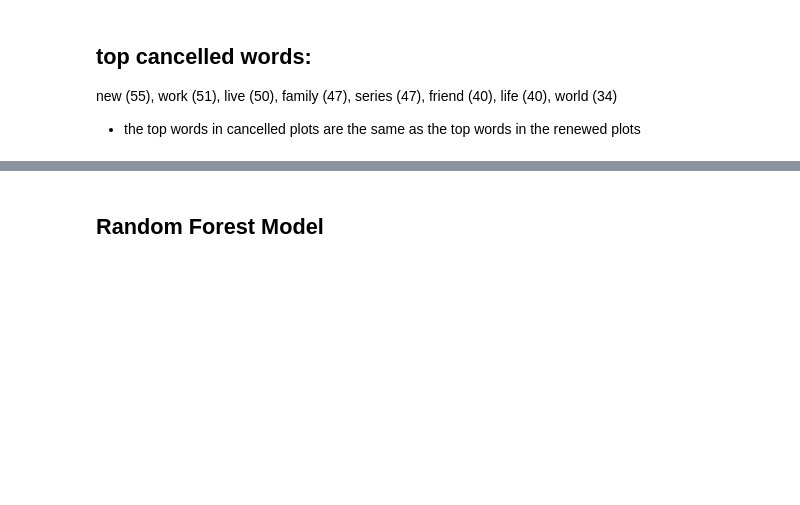
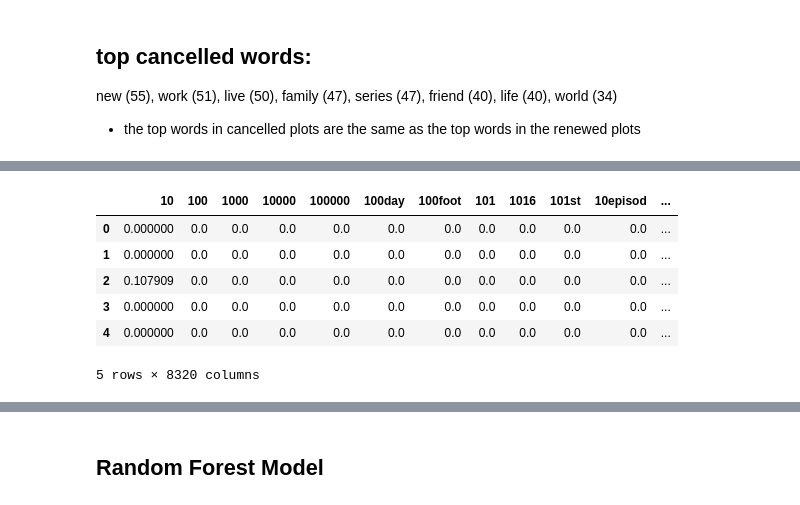
Before and after one commit to cgeppig/Will_My_Show_Get_Cancelled, a Jupyter notebook: Capstone Modeling.ipynb, the cells around one changed output, grey strips where cells are left out. Drawn from its saved outputs; the diff is of its cells as text; code cells hidden in the pictures; blank space fills up the shorter version.

```diff
--- a/Capstone Modeling.ipynb
+++ b/Capstone Modeling.ipynb
@@ -146,7 +158,7 @@ shows.dropna().shape
 (1951, 117)
 # %%
 ## defining x and y variables
-## removed u'stemmed_plot', u'stemmed_keywords',
+## removed  u'stemmed_keywords',
 
 y = shows.dropna()['cancelled']
 x = shows.dropna()[[u'first_year', 'half_hour', 'full_hour',
@@ -164,7 +176,7 @@ x = shows.dropna()[[u'first_year', 'half_hour', 'full_hour',
                     u'is_talk',          u'is_thriller',
                      u'is_war',           u'is_western',
               u'release_month',      u'release_weekday',
-           u'release_monthday',
+           u'release_monthday',         u'stemmed_plot',
                    u'keyword_adult',
             u'keyword_african',        u'keyword_alien',
            u'keyword_american',        u'keyword_angel',
@@ -239,4 +271,4 @@ for i in renewed_plots:
     new_renewed_plots += (i + " ")
 # %%
 tvec = TfidfVectorizer(stop_words='english')
-tvec.fit([new_cancelled_plots, new_renewed_plots])
+# tvec.fit([new_cancelled_plots, new_renewed_plots])
@@ -360,0 +401,10 @@ new (55), work (51), live (50), family (47), series (47), friend (40), life (40)
+# %%
+tfidf2.head()
+# %% [output]
+|  | 10 | 100 | 1000 | 10000 | 100000 | 100day | 100foot | 101 | 1016 | 101st | 10episod | ... |
+| 0 | 0.000000 | 0.0 | 0.0 | 0.0 | 0.0 | 0.0 | 0.0 | 0.0 | 0.0 | 0.0 | 0.0 | ... |
+| 1 | 0.000000 | 0.0 | 0.0 | 0.0 | 0.0 | 0.0 | 0.0 | 0.0 | 0.0 | 0.0 | 0.0 | ... |
+| 2 | 0.107909 | 0.0 | 0.0 | 0.0 | 0.0 | 0.0 | 0.0 | 0.0 | 0.0 | 0.0 | 0.0 | ... |
+| 3 | 0.000000 | 0.0 | 0.0 | 0.0 | 0.0 | 0.0 | 0.0 | 0.0 | 0.0 | 0.0 | 0.0 | ... |
+| 4 | 0.000000 | 0.0 | 0.0 | 0.0 | 0.0 | 0.0 | 0.0 | 0.0 | 0.0 | 0.0 | 0.0 | ... |
+5 rows × 8320 columns
```
Also changed, not shown: parts of 27 cells of this notebook.
